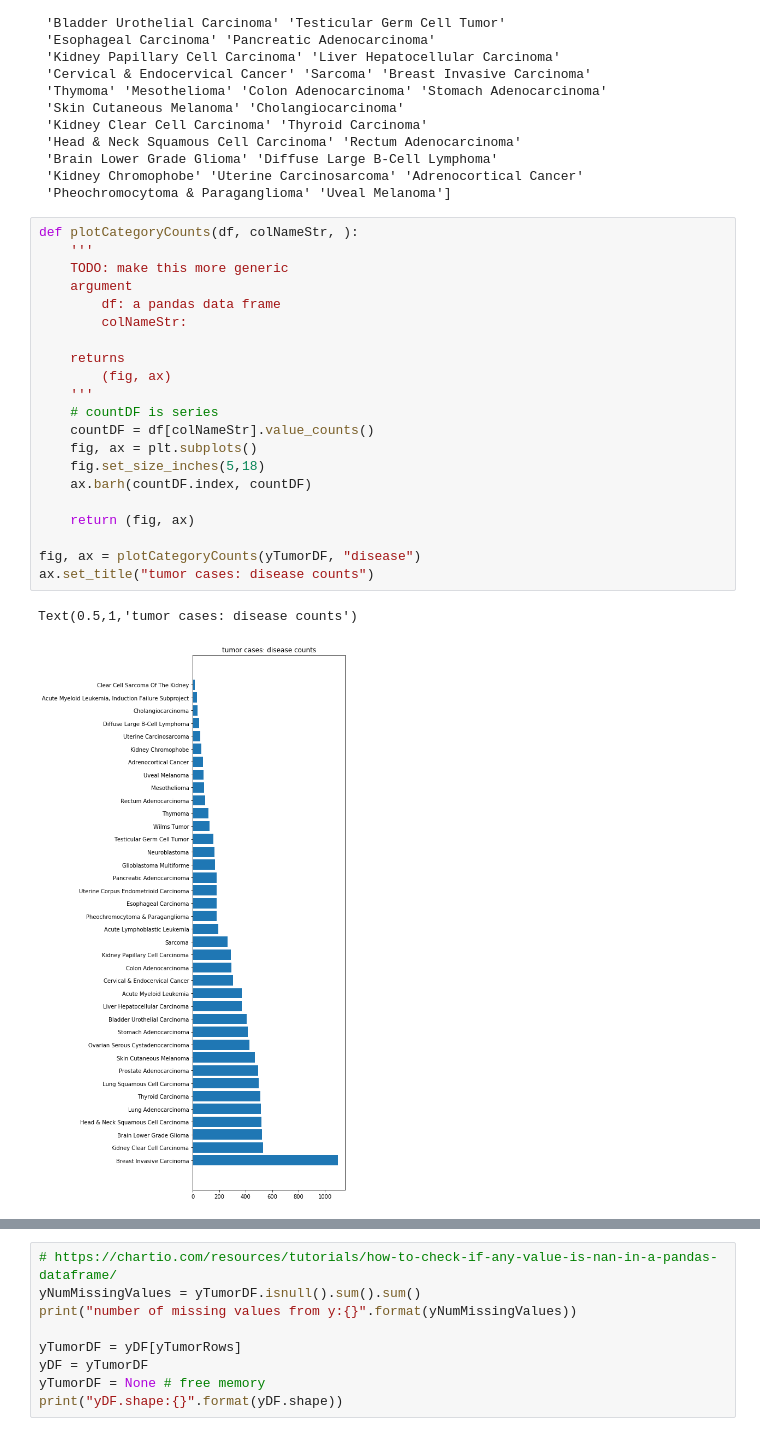
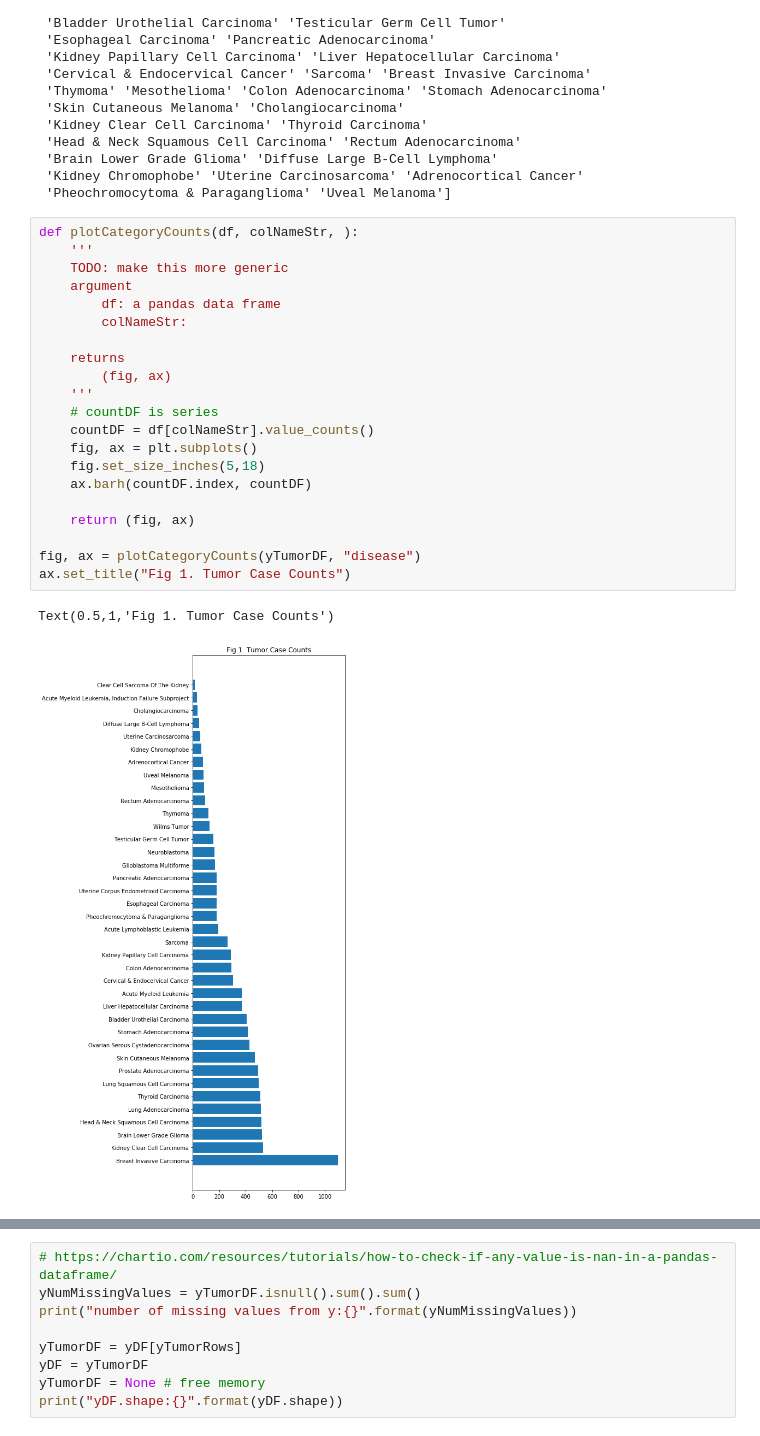
Before and after one commit to AEDWIP/BME-230a, a Jupyter notebook: diseaseTypeClassifier.ipynb, the cells around one changed output, grey strips where cells are left out. Saved outputs shown, nothing was run; the diff lists cells and outputs as text.

```diff
--- a/diseaseTypeClassifier.ipynb
+++ b/diseaseTypeClassifier.ipynb
@@ -176,27 +173,27 @@ tumor disease types:['Acute Lymphoblastic Leukemia' 'Acute Myeloid Leukemia'
 # %%
 def plotCategoryCounts(df, colNameStr, ):
     '''
     TODO: make this more generic
     argument
         df: a pandas data frame
         colNameStr:
 
     returns
         (fig, ax)
     '''
     # countDF is series
     countDF = df[colNameStr].value_counts()
     fig, ax = plt.subplots()
     fig.set_size_inches(5,18)
     ax.barh(countDF.index, countDF)
 
     return (fig, ax)
 
 fig, ax = plotCategoryCounts(yTumorDF, "disease")
-ax.set_title("tumor cases: disease counts")
+ax.set_title("Fig 1. Tumor Case Counts")
 # %% [output]
-Text(0.5,1,'tumor cases: disease counts')
+Text(0.5,1,'Fig 1. Tumor Case Counts')
-[figure, old version]
+[figure, new version]
 # %% [markdown]
 ## Prepare data
 
```
Also changed, not shown: parts of 11 cells of this notebook, 2 other files.
